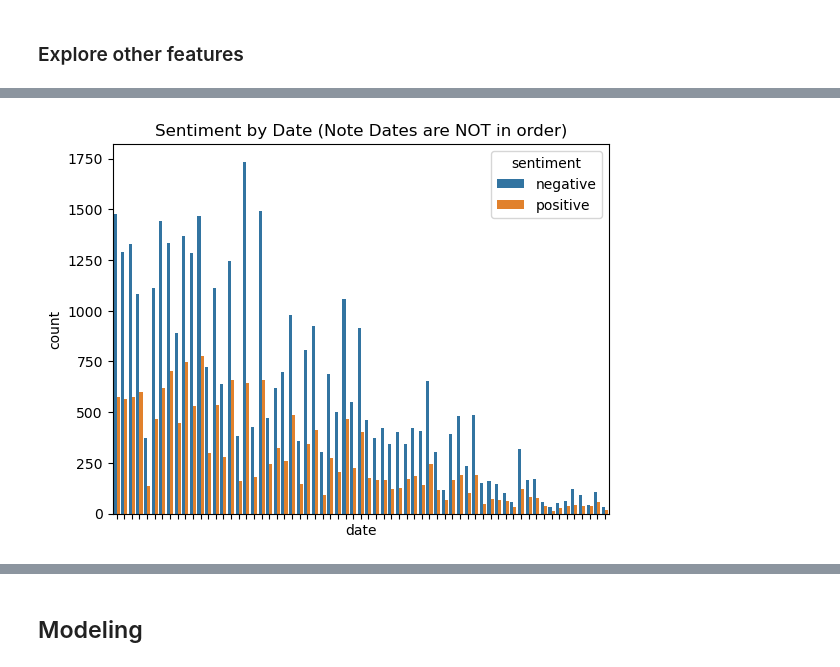
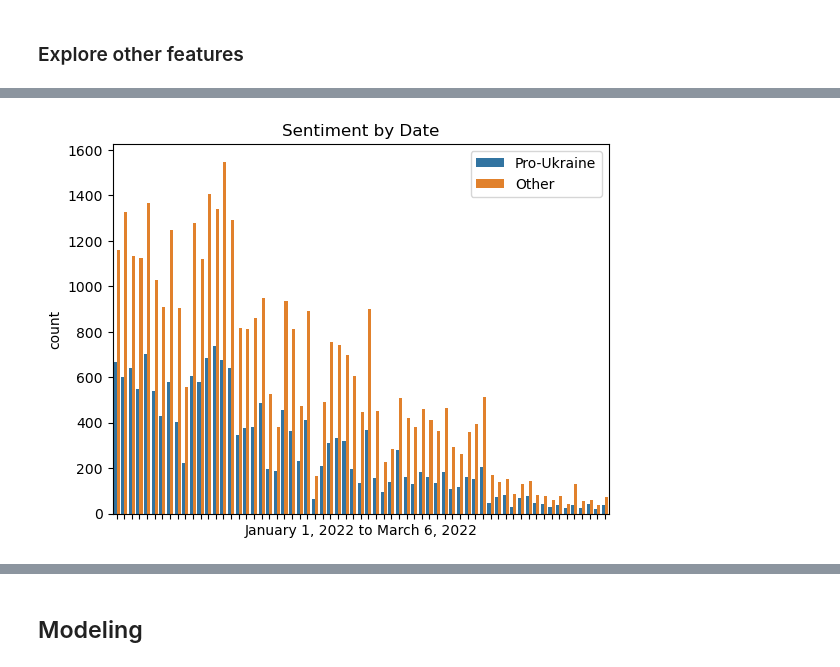
Before and after one commit to chellykearney/BerkeleyAI_ML_Capstone, a Jupyter notebook: Ukraine Tweet Analysis.ipynb, the cells around one changed output, grey strips where cells are left out. Drawn from its saved outputs; the diff is of its cells as text; code cells hidden in the pictures.

```diff
--- a/Ukraine Tweet Analysis.ipynb
+++ b/Ukraine Tweet Analysis.ipynb
@@ -685,6 +665,6 @@ memory usage: 50.3+ MB
 # %% [markdown]
 ##### Remove non-applicable columns
 # %%
-uw_col = uw_en[['date','content','replyCount','retweetCount','likeCount','quoteCount','sourceLabel', 'hashtags','Searh']]
+uw_col = uw_en[['date','content','replyCount','retweetCount','likeCount','quoteCount','sourceLabel', 'Searh']]
 uw_col.shape
 # %% [output]
@@ -712,6 +686,6 @@ uw_data.shape
 # %% [markdown]
 ##### Drop duplicates
 # %%
-uw_data.drop_duplicates(keep='first',inplace=True)
-uw_data.shape
+uw_col.drop_duplicates(keep='first',inplace=True)
+uw_col.shape
 # %% [output]
@@ -719,7 +697,7 @@ uw_data.shape
 # %% [markdown]
 ##### Minimize dataset size
 # %%
-uw_final = uw_data.sample(n=7000, replace=False, random_state=42)
+uw_final = uw_col.sample(n=7000, replace=False, random_state=42)
 uw_final.info()
 # %% [output]
 <class 'pandas.core.frame.DataFrame'>
@@ -889,2 +879,6 @@ plt.show()
 # %% [markdown]
 ### Explore other features
+# %%
+# Convert date to datetime
+date = data[['date','sentiment']]
+date['date'] = pd.to_datetime(date['date'], format ='%Y-%m-%d')
@@ -891,11 +910,14 @@ plt.show()
 # %%
 # date
-sns.countplot(x = 'date', data=data, hue='sentiment')
+
+sns.countplot(x = 'date', data=date, hue='sentiment')
+plt.title('Sentiment by Date')
 plt.xticks(visible=False)
-plt.title('Sentiment by Date (Note Dates are NOT in order)')
-plt.show()
+plt.xlabel('January 1, 2022 to March 6, 2022')
+plt.legend(['Pro-Ukraine','Other'])
+plt.show();
 # %% [output]
-[figure, old version]
+[figure, new version]
 # %%
 # reply count
 sns.boxplot(x='sentiment', y='replyCount', data=data)
```
Also changed, not shown: parts of 71 cells of this notebook.
